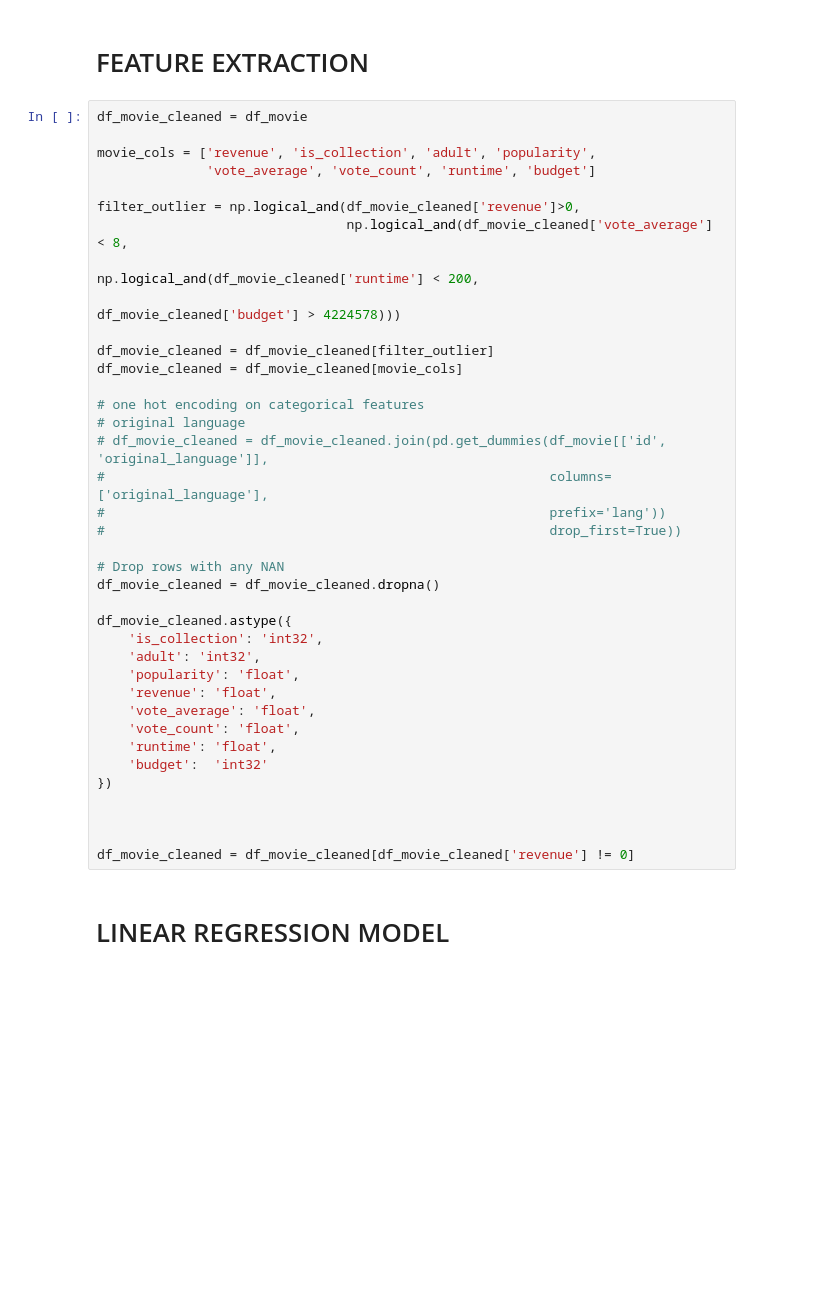
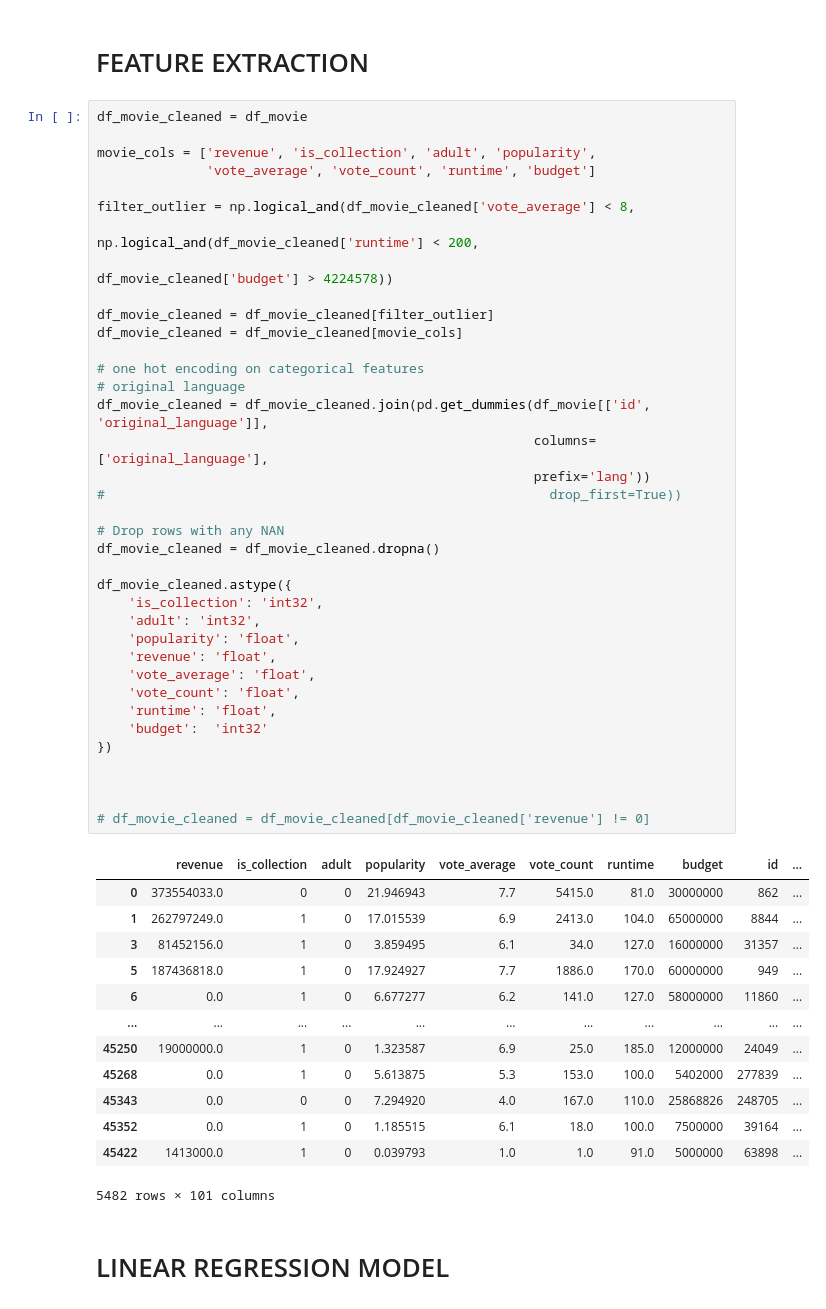
Before and after one commit to sangchoi93/ai_group_20, a Jupyter notebook: movie_dataset.ipynb, the cells around one changed output. Saved outputs shown, nothing was run; the diff lists cells and outputs as text; blank space fills up the shorter version.

Commit message:
adding original language features

```diff
--- a/movie_dataset.ipynb
+++ b/movie_dataset.ipynb
@@ -96,40 +96,53 @@ sns.pairplot(df_movie[df_movie['runtime'] > 200], x_vars=['runtime'], y_vars='re
 df_movie_cleaned = df_movie
 
 movie_cols = ['revenue', 'is_collection', 'adult', 'popularity',
               'vote_average', 'vote_count', 'runtime', 'budget']
 
-filter_outlier = np.logical_and(df_movie_cleaned['revenue']>0,
-                                np.logical_and(df_movie_cleaned['vote_average'] < 8,
+filter_outlier = np.logical_and(df_movie_cleaned['vote_average'] < 8,
                                                np.logical_and(df_movie_cleaned['runtime'] < 200,
-                                                              df_movie_cleaned['budget'] > 4224578)))
+                                                              df_movie_cleaned['budget'] > 4224578))
 
 df_movie_cleaned = df_movie_cleaned[filter_outlier]
 df_movie_cleaned = df_movie_cleaned[movie_cols]
 
 # one hot encoding on categorical features
 # original language
-# df_movie_cleaned = df_movie_cleaned.join(pd.get_dummies(df_movie[['id', 'original_language']],
-#                                                         columns=['original_language'],
-#                                                         prefix='lang'))
+df_movie_cleaned = df_movie_cleaned.join(pd.get_dummies(df_movie[['id', 'original_language']],
+                                                        columns=['original_language'],
+                                                        prefix='lang'))
 #                                                         drop_first=True))
 
 # Drop rows with any NAN
 df_movie_cleaned = df_movie_cleaned.dropna()
 
 df_movie_cleaned.astype({
     'is_collection': 'int32',
     'adult': 'int32',
     'popularity': 'float',
     'revenue': 'float',
     'vote_average': 'float',
     'vote_count': 'float',
     'runtime': 'float',
     'budget':  'int32'
 })
 
 
 
-df_movie_cleaned = df_movie_cleaned[df_movie_cleaned['revenue'] != 0]
+# df_movie_cleaned = df_movie_cleaned[df_movie_cleaned['revenue'] != 0]
+# %% [output]
+|  | revenue | is_collection | adult | popularity | vote_average | vote_count | runtime | budget | id | ... |
+| 0 | 373554033.0 | 0 | 0 | 21.946943 | 7.7 | 5415.0 | 81.0 | 30000000 | 862 | ... |
+| 1 | 262797249.0 | 1 | 0 | 17.015539 | 6.9 | 2413.0 | 104.0 | 65000000 | 8844 | ... |
+| 3 | 81452156.0 | 1 | 0 | 3.859495 | 6.1 | 34.0 | 127.0 | 16000000 | 31357 | ... |
+| 5 | 187436818.0 | 1 | 0 | 17.924927 | 7.7 | 1886.0 | 170.0 | 60000000 | 949 | ... |
+| 6 | 0.0 | 1 | 0 | 6.677277 | 6.2 | 141.0 | 127.0 | 58000000 | 11860 | ... |
+| ... | ... | ... | ... | ... | ... | ... | ... | ... | ... | ... |
+| 45250 | 19000000.0 | 1 | 0 | 1.323587 | 6.9 | 25.0 | 185.0 | 12000000 | 24049 | ... |
+| 45268 | 0.0 | 1 | 0 | 5.613875 | 5.3 | 153.0 | 100.0 | 5402000 | 277839 | ... |
+| 45343 | 0.0 | 0 | 0 | 7.294920 | 4.0 | 167.0 | 110.0 | 25868826 | 248705 | ... |
+| 45352 | 0.0 | 1 | 0 | 1.185515 | 6.1 | 18.0 | 100.0 | 7500000 | 39164 | ... |
+| 45422 | 1413000.0 | 1 | 0 | 0.039793 | 1.0 | 1.0 | 91.0 | 5000000 | 63898 | ... |
+5482 rows × 101 columns
 # %% [markdown]
 # LINEAR REGRESSION MODEL
 # %%
```
Also changed, not shown: parts of 3 cells of this notebook.
